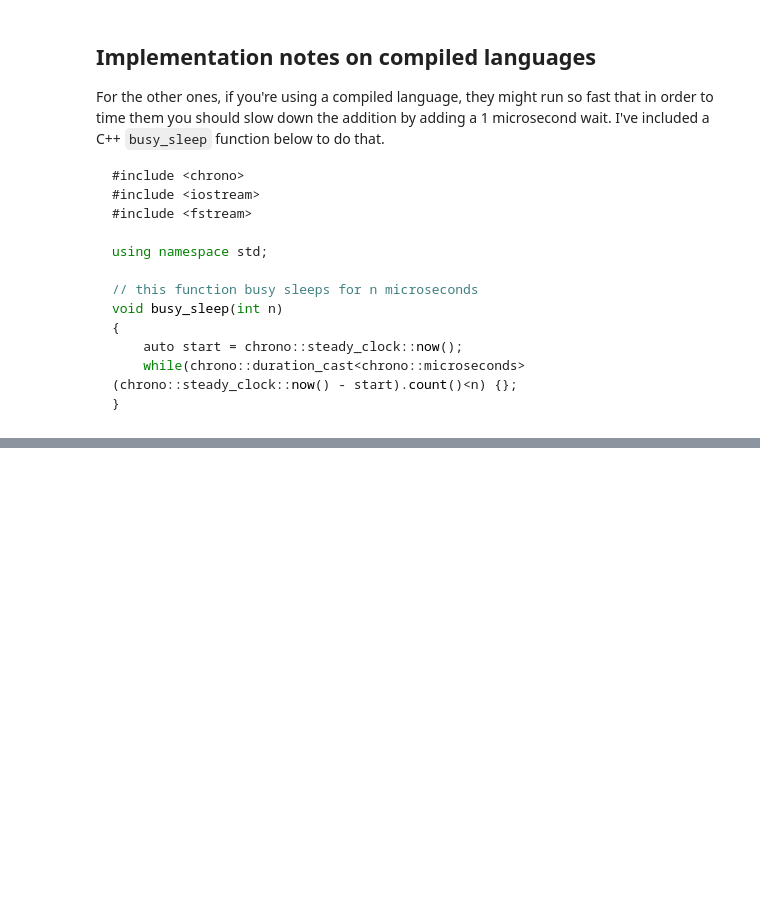
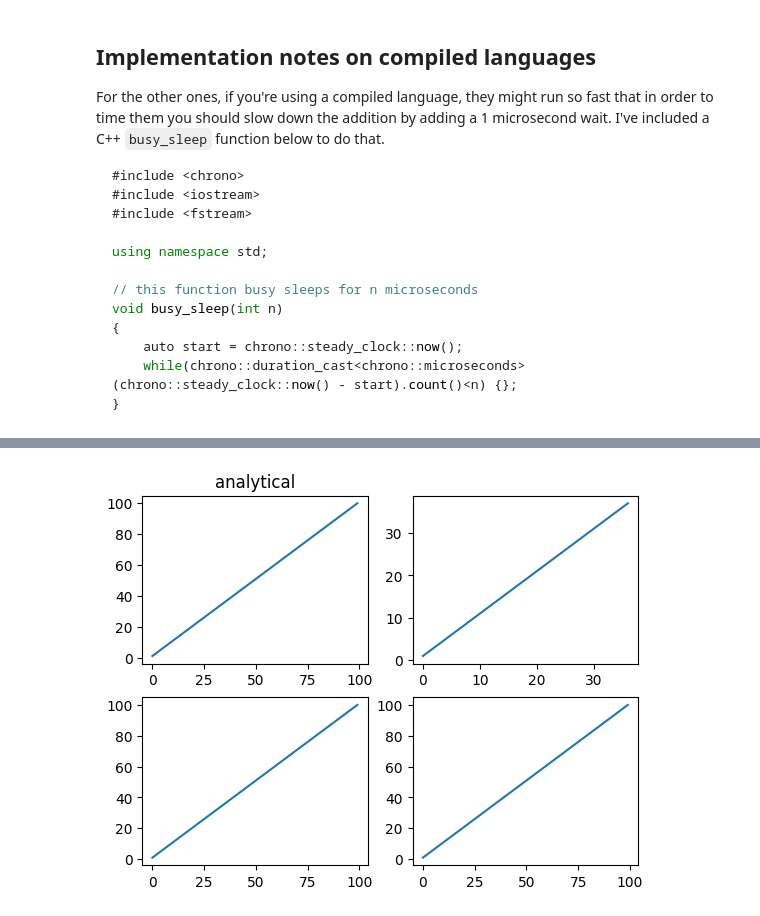
Before and after one commit to jaym-01/discrete-maths-classes, a Jupyter notebook: week_1_class.ipynb, the cells around one changed output, grey strips where cells are left out. Cells and saved outputs as stored; diff of their text form; code cells hidden in the pictures; blank space fills up the shorter version.

````diff
--- a/week_1_class.ipynb
+++ b/week_1_class.ipynb
@@ -58,3 +59,91 @@ void busy_sleep(int n)
     while(chrono::duration_cast<chrono::microseconds>(chrono::steady_clock::now() - start).count()<n) {};
 }
 ```
+# %%
+%matplotlib inline
+import time
+import matplotlib.pyplot as plot
+import numpy as np
+
+finalVal = 101
+
+table = []
+
+def fAnalytical(n):
+    phi = (1 + np.sqrt(5))/ 2
+
+    num = pow(phi, n) - pow((1 - phi), n)
+
+    ans = np.round(num/np.sqrt(5))
+
+    return ans
+
+def fRecursiveTable(n):
+    if(len(table) < n):
+        print
+        if (n <= 2):
+            table.append(1)
+        else:
+            table.append(fRecursiveTable(n - 1) + fRecursiveTable(n - 2))
+
+    return table[n - 1]
+
+
+def fRecursive(n):
+    if(n <= 2):
+        return 1
+    else:
+        return fRecursive(n - 1) + fRecursive(n - 2)
+
+def fLastTwo(n):
+
+    a = 1
+    b = 1
+
+    for i in range(2, n):
+        a, b = b, a+b
+
+    return b
+
+def timef(fToRun, i):
+    start = time.time()
+    fToRun(i)
+    end = time.time()
+    return end - start
+
+def getAllTimes():
+    tmpout = [[], [], [], [], []]
+
+    for i in range(1, finalVal):
+        if(i < 2 or tmpout[0][len(tmpout[0]) - 1] < 2):
+            tmpout[0].append(timef(fLastTwo, i))
+
+        if(i < 2 or tmpout[1][len(tmpout[1]) - 1] < 2):
+            tmpout[1].append(timef(fRecursive, i))
+
+        if(i < 2 or tmpout[2][len(tmpout[2]) - 1] < 2):
+            tmpout[2].append(timef(fRecursiveTable, i))
+
+        if(i < 2 or tmpout[3][len(tmpout[3]) - 1] < 2):
+            tmpout[3].append(timef(fAnalytical, i))
+
+
+    return tmpout
+
+x = np.arange(1, finalVal)
+y = getAllTimes()
+
+fig, axis = plot.subplots(2, 2)
+
+axis[0, 0].plot(x[:len(y[0])])
+axis[0, 0].set_title("last 2")
+
+axis[0, 1].plot(x[:len(y[1])])
+axis[0, 0].set_title("recursive")
+
+axis[1, 0].plot(x[:len(y[2])])
+axis[0, 0].set_title("recursive table")
+
+axis[1, 1].plot(x[:len(y[3])])
+axis[0, 0].set_title("analytical")
+# %% [output]
@@ -60,0 +151 @@ void busy_sleep(int n)
+[figure, added]
````
Also changed, not shown: parts of 2 cells of this notebook, 1 other file.
